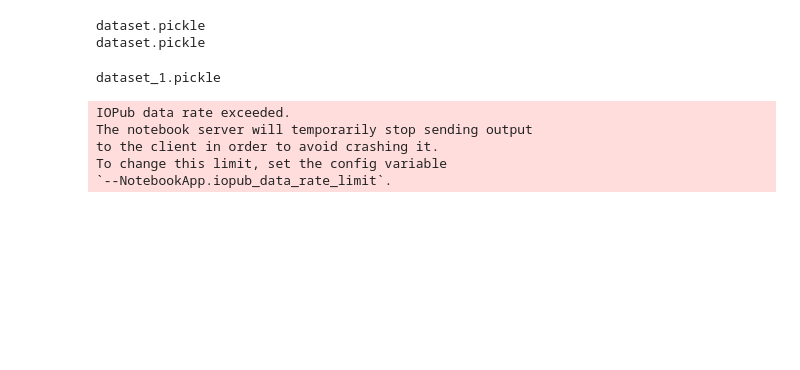
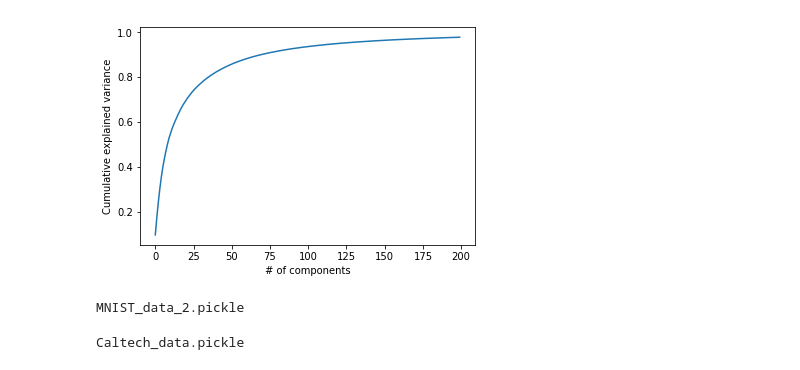
Before and after one commit to HuyTu7/image_recognition, a Jupyter notebook: src/img_preprocessing.ipynb, the cells around one changed output. Drawn from its saved outputs; the diff is of its cells as text; code cells hidden in the pictures; blank space fills up the shorter version.

Commit message:
image preprocessing for both Caltech and MNIST

```diff
--- a/src/img_preprocessing.ipynb
+++ b/src/img_preprocessing.ipynb
@@ -25,3 +70,32 @@ def deskew(img):
+# %%
+def pca(X_train, n_feature):
+    pca = PCA(n_components=n_feature)
+    pca.fit(X_train)
+    return pca
+# %%
+MNIST_data = {}
+data_train = preprocess_MNIST_imgs(imgs_train)
+data_test = preprocess_MNIST_imgs(imgs_test)
+MNIST_data['train'], MNIST_data['test'] = [data_train, labels_train], [data_test, labels_test]
+# %%
+mnist_pca = pca(MNIST_data['train'][0], 200)
+
+plt.plot(np.cumsum(mnist_pca.explained_variance_ratio_))
+plt.xlabel('# of components')
+plt.ylabel('Cumulative explained variance')
+plt.show()
+# %% [output]
+[figure, added]
+# %%
+mnist_pca = pca(MNIST_data['train'][0], 16)
+
+MNIST_data['train'][0] = mnist_pca.transform(MNIST_data['train'][0])
+MNIST_data['test'][0] = mnist_pca.transform(MNIST_data['test'][0])
+MNIST_data['train'] = [(MNIST_data['train'][0][i], MNIST_data['train'][1][i]) for i in range(len(MNIST_data['train'][0]))]
+MNIST_data['test'] = [(MNIST_data['test'][0][i], MNIST_data['test'][1][i]) for i in range(len(MNIST_data['test'][0]))]
+pickle_operating('MNIST_data_2', MNIST_data)
+# %% [output]
+MNIST_data_2.pickle
 # %%
 def flatten_image(img):
     s = img.shape[0] * img.shape[1]
@@ -57,13 +119,6 @@ def save_imgs(folders):
             dataset['data'][label].append((im_data, label))
         label += 1
     return dataset
-# %%
-dataset = save_imgs(structures)
-pickle_operating('dataset', dataset)
-dataset_1 = pickle_operating('dataset', None)
-# %% [output]
-dataset.pickle
-dataset.pickle
 # %%
 def train_test_splitting(size, data):
     train_data, test_data = [], []
@@ -77,18 +134,8 @@ def train_test_splitting(size, data):
     return train_data, test_data
-# %%
-dataset['experiment'] = {}
-dataset['experiment']['train'], dataset['experiment']['test'] = train_test_splitting(0.5, dataset_1['data'])
-pickle_operating('dataset_1', dataset['experiment'])
-scipy.io.savemat('myexpdata.mat',
-                 mdict={'train': dataset['experiment']['train'],
-                        'test': dataset['experiment']['test']})
-# %% [output]
-dataset_1.pickle
-# %%
-print(dataset['experiment']['train'], dataset['experiment']['test'])
-# %% [output]
-IOPub data rate exceeded.
-The notebook server will temporarily stop sending output
-to the client in order to avoid crashing it.
-To change this limit, set the config variable
-`--NotebookApp.iopub_data_rate_limit`.
+# %%
+dataset_temp = preprocess_Caltech_imgs(structures)
+caltech_data = {}
+caltech_data['train'], caltech_data['test'] = train_test_splitting(0.5, dataset_temp['data'])
+pickle_operating('Caltech_data', caltech_data)
+# %% [output]
+Caltech_data.pickle
```
Also changed, not shown: parts of 10 cells of this notebook.
